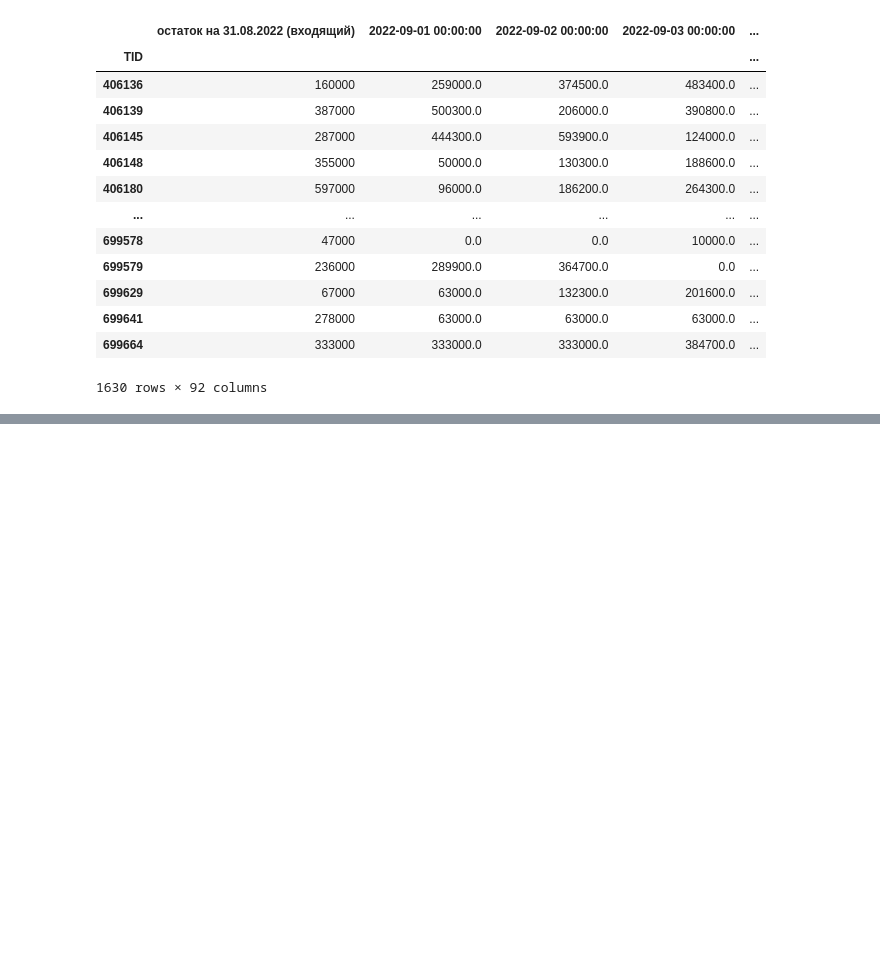
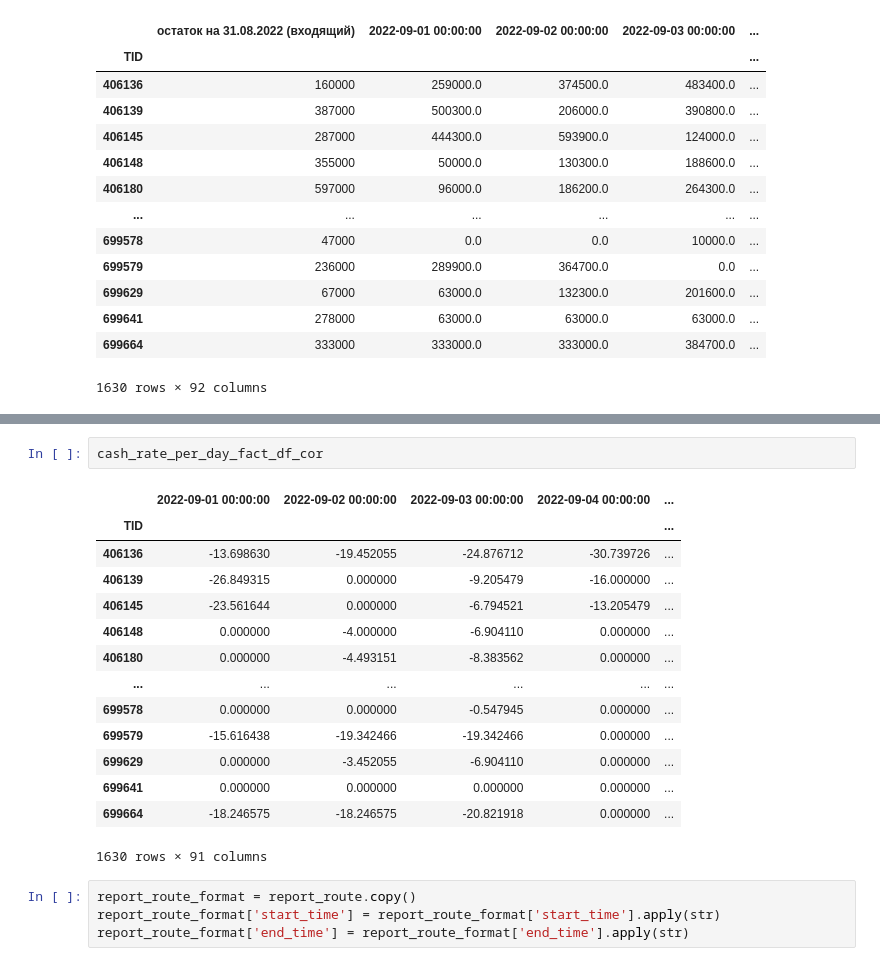
Before and after one commit to TeamLight2023/Task6, a Jupyter notebook: report.ipynb, the cells around one changed output, grey strips where cells are left out. Drawn from its saved outputs; the diff is of its cells as text; blank space fills up the shorter version.

```diff
--- a/report.ipynb
+++ b/report.ipynb
@@ -189,0 +258,21 @@ cl.balance
+# %%
+cash_rate_per_day_fact_df_cor
+# %% [output]
+|  | 2022-09-01 00:00:00 | 2022-09-02 00:00:00 | 2022-09-03 00:00:00 | 2022-09-04 00:00:00 | ... |
+| TID |  |  |  |  | ... |
+| 406136 | -13.698630 | -19.452055 | -24.876712 | -30.739726 | ... |
+| 406139 | -26.849315 | 0.000000 | -9.205479 | -16.000000 | ... |
+| 406145 | -23.561644 | 0.000000 | -6.794521 | -13.205479 | ... |
+| 406148 | 0.000000 | -4.000000 | -6.904110 | 0.000000 | ... |
+| 406180 | 0.000000 | -4.493151 | -8.383562 | 0.000000 | ... |
+| ... | ... | ... | ... | ... | ... |
+| 699578 | 0.000000 | 0.000000 | -0.547945 | 0.000000 | ... |
+| 699579 | -15.616438 | -19.342466 | -19.342466 | 0.000000 | ... |
+| 699629 | 0.000000 | -3.452055 | -6.904110 | 0.000000 | ... |
+| 699641 | 0.000000 | 0.000000 | 0.000000 | 0.000000 | ... |
+| 699664 | -18.246575 | -18.246575 | -20.821918 | 0.000000 | ... |
+1630 rows × 91 columns
+# %%
+report_route_format = report_route.copy()
+report_route_format['start_time'] = report_route_format['start_time'].apply(str)
+report_route_format['end_time'] = report_route_format['end_time'].apply(str)
```
Also changed, not shown: parts of 9 cells of this notebook, 19 other files.
